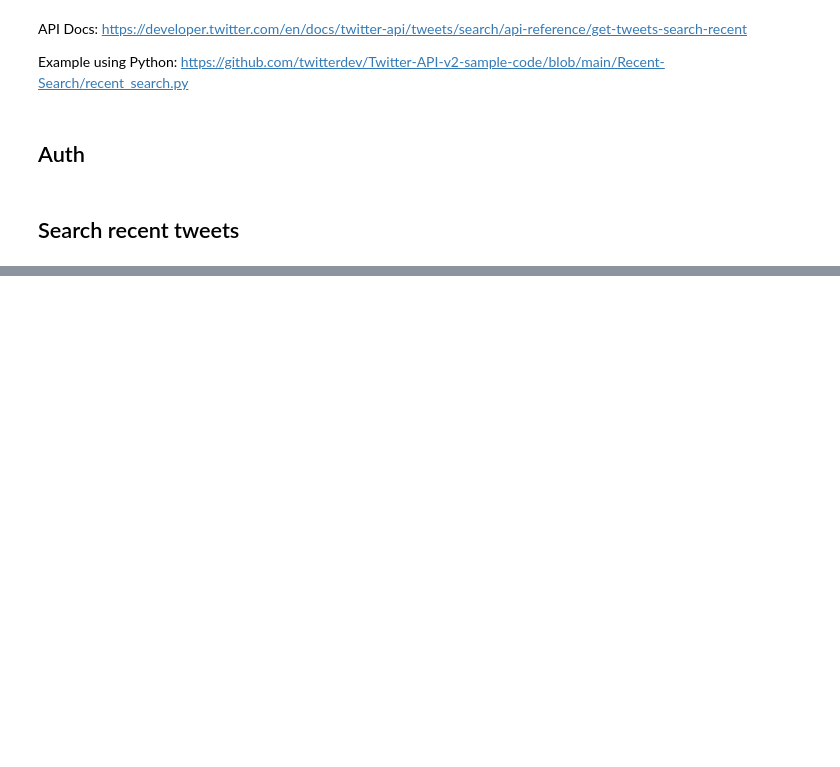
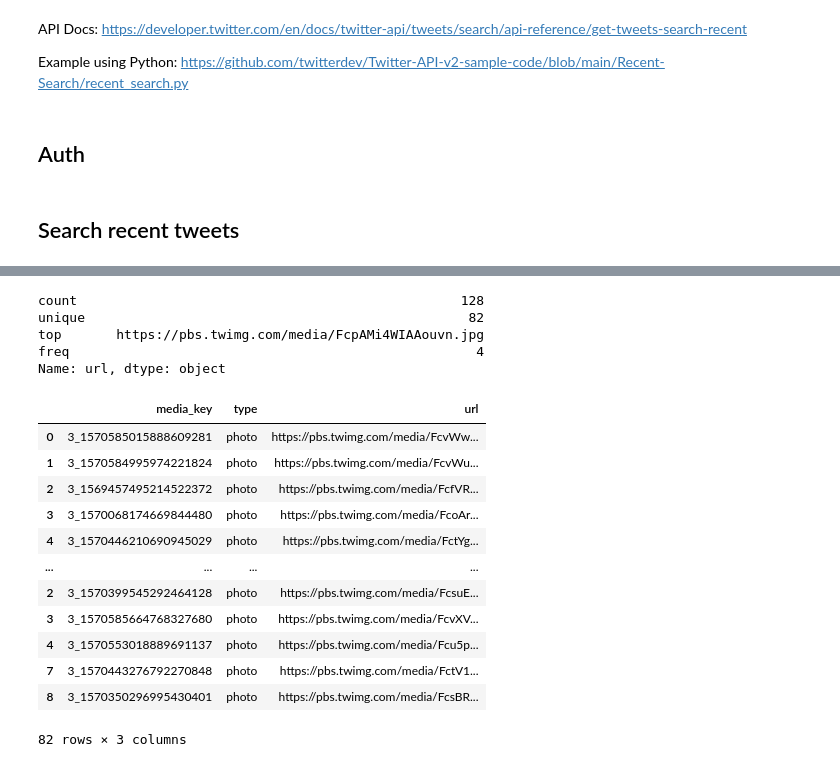
Before and after one commit to dbetm/sunset-color-palette-gen, a Jupyter notebook: exp/src/notebooks/search_tweets.ipynb, the cells around one changed output, grey strips where cells are left out. Saved outputs shown, nothing was run; the diff lists cells and outputs as text; code cells hidden in the pictures; blank space fills up the shorter version.

```diff
--- a/exp/src/notebooks/search_tweets.ipynb
+++ b/exp/src/notebooks/search_tweets.ipynb
@@ -72,0 +153,25 @@ df
+# %%
+all_data["url"].describe()
+# %% [output]
+count                                                 128
+unique                                                 82
+top       https://pbs.twimg.com/media/FcpAMi4WIAAouvn.jpg
+freq                                                    4
+Name: url, dtype: object
+# %%
+all_data.drop_duplicates(subset=["url"], inplace=True)
+all_data
+# %% [output]
+|  | media_key | type | url |
+| 0 | 3_1570585015888609281 | photo | https://pbs.twimg.com/media/FcvWw... |
+| 1 | 3_1570584995974221824 | photo | https://pbs.twimg.com/media/FcvWu... |
+| 2 | 3_1569457495214522372 | photo | https://pbs.twimg.com/media/FcfVR... |
+| 3 | 3_1570068174669844480 | photo | https://pbs.twimg.com/media/FcoAr... |
+| 4 | 3_1570446210690945029 | photo | https://pbs.twimg.com/media/FctYg... |
+| ... | ... | ... | ... |
+| 2 | 3_1570399545292464128 | photo | https://pbs.twimg.com/media/FcsuE... |
+| 3 | 3_1570585664768327680 | photo | https://pbs.twimg.com/media/FcvXV... |
+| 4 | 3_1570553018889691137 | photo | https://pbs.twimg.com/media/Fcu5p... |
+| 7 | 3_1570443276792270848 | photo | https://pbs.twimg.com/media/FctV1... |
+| 8 | 3_1570350296995430401 | photo | https://pbs.twimg.com/media/FcsBR... |
+82 rows × 3 columns
```
Also changed, not shown: parts of 14 cells of this notebook, 3 other files.
